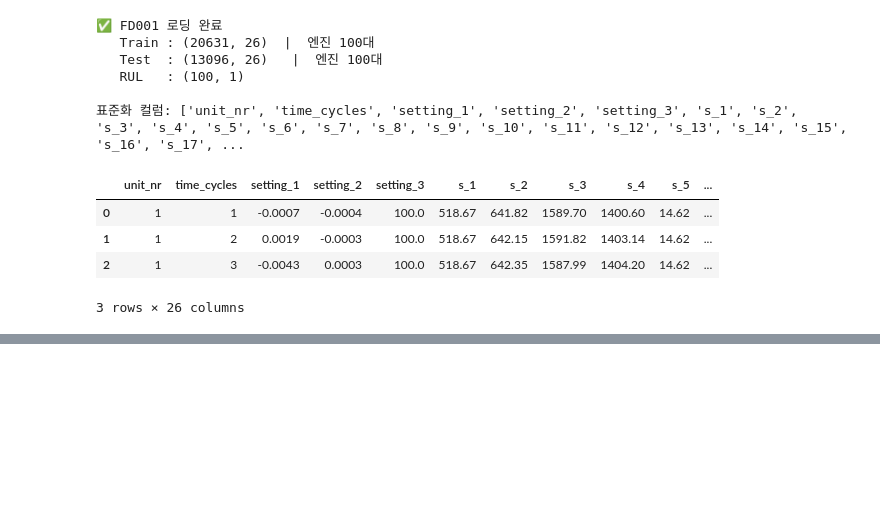
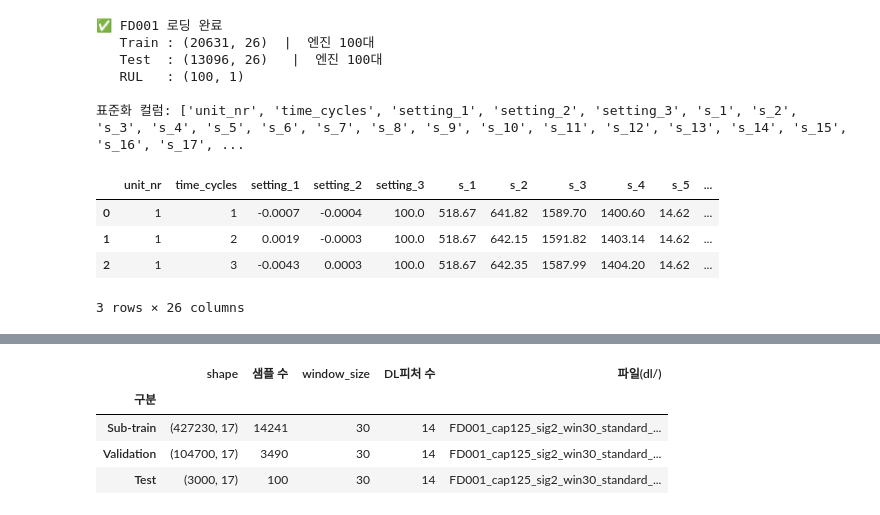
Before and after one commit to dlalswns0211/sparta_project_4_team16, a Jupyter notebook: YJ/FD001_test1_V3.ipynb, the cells around one changed output, grey strips where cells are left out. Saved outputs shown, nothing was run; the diff lists cells and outputs as text; code cells hidden in the pictures; blank space fills up the shorter version.

```diff
--- a/YJ/FD001_test1_V3.ipynb
+++ b/YJ/FD001_test1_V3.ipynb
@@ -231,0 +528,75 @@ SyntaxError: invalid character '—' (U+2014) (2564690231.py, line 4)
+# %%
+# ============================================================
+# CSV 저장 & 최종 요약
+# ============================================================
+
+OUTPUT_DIR = 'preprocessed_FD001_exp'
+os.makedirs(OUTPUT_DIR, exist_ok=True)
+
+# ── 파일명 자동 생성 (CONFIG 값 조합) ────────────────────────
+# prefix = f'FD001_cap{RUL_CAP}_sig{GAUSS_SIGMA}_win{WINDOW_SIZE}_standard'
+prefix = f'FD001_cap{RUL_CAP}_sig{GAUSS_SIGMA}_win{WINDOW_SIZE}'
+print(f'📁 저장 prefix: {prefix}')
+
+# ── 파일 경로 ─────────────────────────────────────────────────
+dl_dir = os.path.join(OUTPUT_DIR, 'dl')
+os.makedirs(dl_dir, exist_ok=True)
+
+dl_subtrain_path = os.path.join(dl_dir, f'{prefix}_dl_subtrain_long.csv')
+dl_valid_path    = os.path.join(dl_dir, f'{prefix}_dl_valid_long.csv')
+dl_test_path     = os.path.join(dl_dir, f'{prefix}_dl_test_long.csv')
+rul_path         = os.path.join(OUTPUT_DIR, f'{prefix}_test_RUL.csv')
+scaler_path      = os.path.join(OUTPUT_DIR, f'{prefix}_scaler.pkl')
+dl_feat_path     = os.path.join(OUTPUT_DIR, f'{prefix}_dl_features.txt')
+
+# ── DL Long Format CSV 저장 ───────────────────────────────────
+dl_subtrain_long.to_csv(dl_subtrain_path, index=False, encoding='utf-8-sig')
+dl_valid_long.to_csv(dl_valid_path,       index=False, encoding='utf-8-sig')
+dl_test_long.to_csv(dl_test_path,         index=False, encoding='utf-8-sig')
+rul_df.to_csv(rul_path,                   index=False, encoding='utf-8-sig')
+
+# ── Scaler & 피처 목록 저장 ───────────────────────────────────
+joblib.dump(scaler, scaler_path)
+with open(dl_feat_path, 'w', encoding='utf-8') as f:
+    for col in DL_FEATURES:
+        f.write(f'{col}\n')
+
+# ── 저장 검증 ─────────────────────────────────────────────────
+chk_sub = pd.read_csv(dl_subtrain_path)
+chk_val = pd.read_csv(dl_valid_path)
+chk_te  = pd.read_csv(dl_test_path)
+
+print('=' * 74)
+print('  FD001 DL 전처리 파이프라인 완료')
+print('=' * 74)
+print()
+print('■ 전처리 파이프라인')
+print(f'  수동 제거: {MANUAL_REMOVE}  |  수동 유지: {MANUAL_KEEP}')
+print(f'  → RUL Cap={RUL_CAP} → Gaussian(σ={GAUSS_SIGMA})')
+print(f'  → Validation 분할(80:20, random_state={RANDOM_STATE})')
+print(f'  → {SCALER_TYPE} 정규화')
+print()
+print('■ DL 분기 — 슬라이딩 윈도우 Long Format')
+
+dl_summary = pd.DataFrame({
+    '구분'       : ['Sub-train', 'Validation', 'Test'],
+    'shape'      : [str(chk_sub.shape), str(chk_val.shape), str(chk_te.shape)],
+    '샘플 수'    : [X_subtrain_dl.shape[0], X_valid_dl.shape[0], X_test_dl.shape[0]],
+    'window_size': [WINDOW_SIZE] * 3,
+    'DL피처 수'  : [len(DL_FEATURES)] * 3,
+    '파일(dl/)'  : [os.path.basename(dl_subtrain_path),
+                    os.path.basename(dl_valid_path),
+                    os.path.basename(dl_test_path)],
+}).set_index('구분')
+display(dl_summary)
+
+print()
+print(f'📄 저장 경로: {os.path.abspath(OUTPUT_DIR)}/')
+print()
+print('── DL 활용법 (Long Format → 3D 복원) ──')
+print(f'  df  = pd.read_csv("dl/{prefix}_dl_subtrain_long.csv")')
+print(f'  grp = df.groupby("sample_id")')
+print(f'  X   = np.stack([grp.get_group(i)[DL_FEATURES].values')
+print(f'                  for i in range(df["sample_id"].nunique())])  # (N, {WINDOW_SIZE}, {len(DL_FEATURES)})')
+print(f'  y   = df.groupby("sample_id")["RUL"].last().values')
+# %% [output]
@@ -231,0 +615,5 @@ SyntaxError: invalid character '—' (U+2014) (2564690231.py, line 4)
+|  | shape | 샘플 수 | window_size | DL피처 수 | 파일(dl/) |
+| 구분 |  |  |  |  |  |
+| Sub-train | (427230, 17) | 14241 | 30 | 14 | FD001_cap125_sig2_win30_standard_... |
+| Validation | (104700, 17) | 3490 | 30 | 14 | FD001_cap125_sig2_win30_standard_... |
+| Test | (3000, 17) | 100 | 30 | 14 | FD001_cap125_sig2_win30_standard_... |
```
Also changed, not shown: parts of 15 cells of this notebook, 3 other files.
